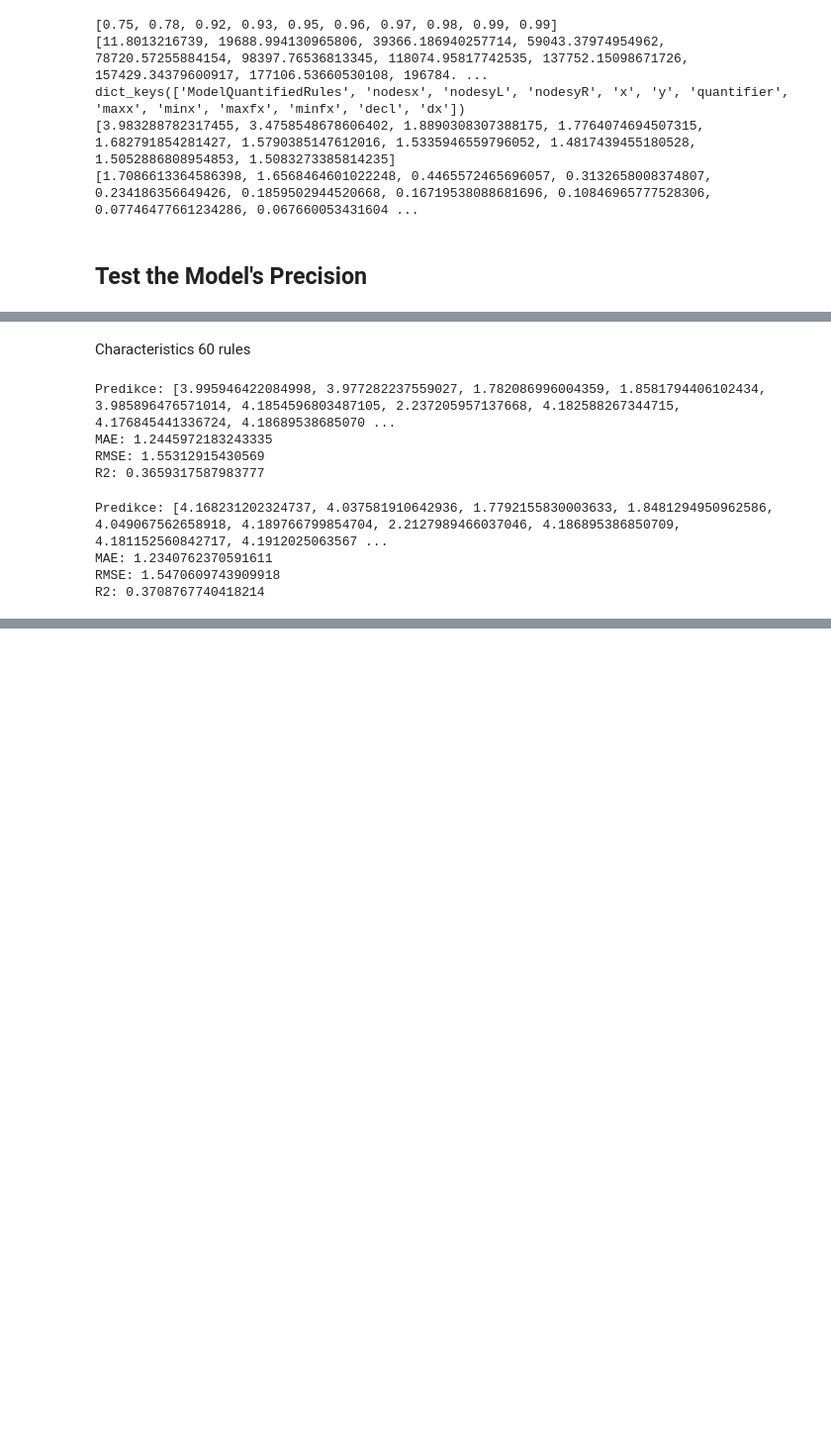
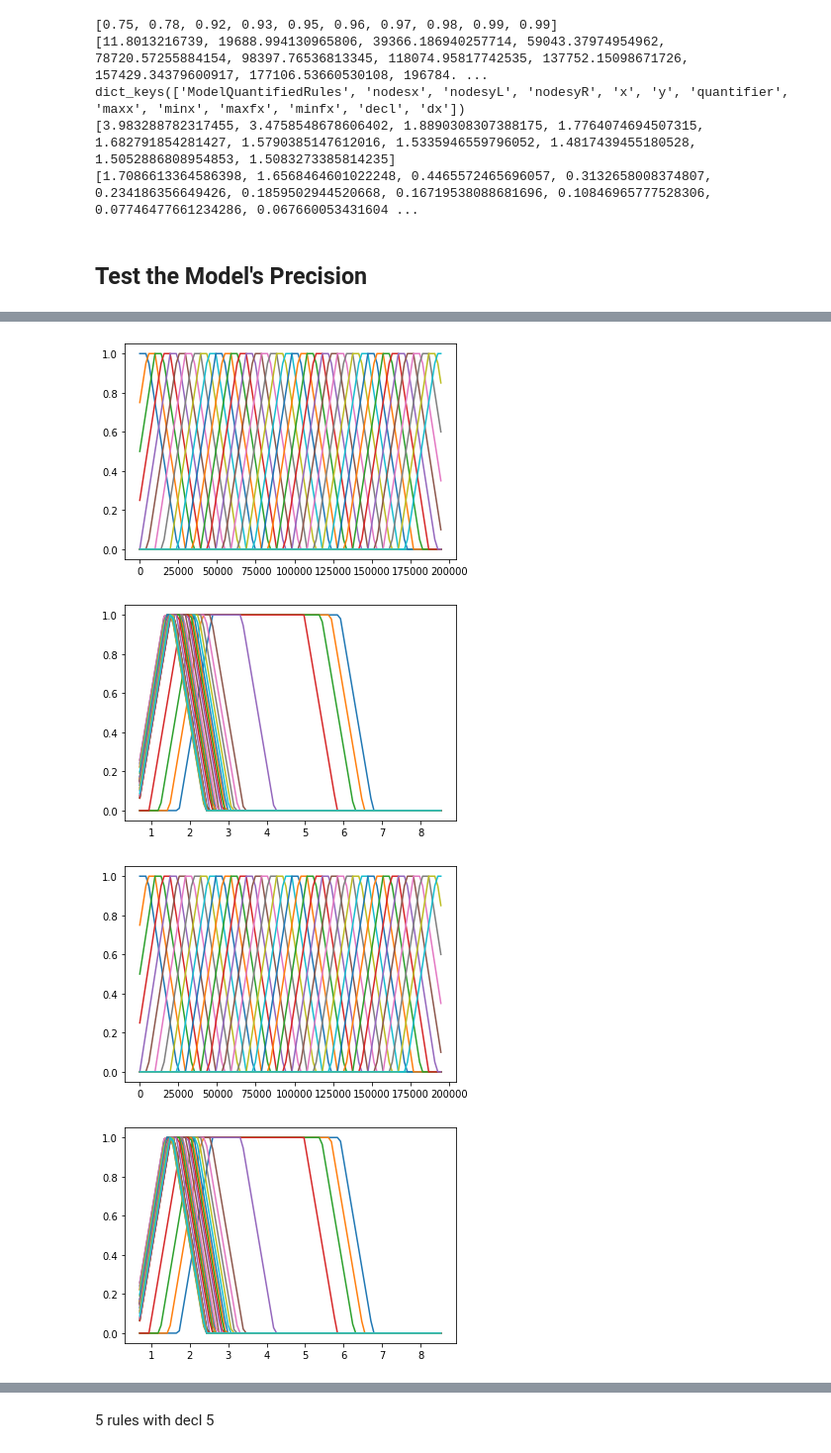
Before and after one commit to martinadankova/implicative_models_with_quantifiers, a Jupyter notebook: Precision_of_QuantifiersBasedModels.ipynb, the cells around one changed output, grey strips where cells are left out. Shown at 99% size. Cells and saved outputs as stored; diff of their text form; code cells hidden in the pictures; blank space fills up the shorter version.

```diff
--- a/Precision_of_QuantifiersBasedModels.ipynb
+++ b/Precision_of_QuantifiersBasedModels.ipynb
@@ -245,45 +188,15 @@ R2: 0.3659317587983777
-# %% [markdown]
-Characteristics 60 rules
-# %%
-with open("models/model50Rules_training_WorldBank_model.pkl", "rb") as f:
-    loaded_model50 = pickle.load(f)
-y_pred,metrics = md.QRules_defuzz_eval(
-    model=loaded_model50,
-    xtest=X_test,
-    ytest=Y_test,
-    ymin=y_min,
-    ymax=y_max,
-    defuzz="MOM"  # nebo "MOM", "COG", "MaxOM", "MinOM"
-)
-
-print("Predikce:", y_pred)
-print("MAE:", metrics["MAE"])
-print("RMSE:", metrics["RMSE"])
-print("R2:", metrics["R2"])
-# %% [output]
-Predikce: [3.995946422084998, 3.977282237559027, 1.782086996004359, 1.8581794406102434, 3.985896476571014, 4.1854596803487105, 2.237205957137668, 4.182588267344715, 4.176845441336724, 4.18689538685070 ...
-MAE: 1.2445972183243335
-RMSE: 1.55312915430569
-R2: 0.3659317587983777
-# %%
-import pickle
-with open("100rules_model.pkl", "rb") as f:
-    model100 = pickle.load(f)
-y_pred,metrics = md.QRules_defuzz_eval(
-    model=model100,
-    xtest=X_test,
-    ytest=Y_test,
-    ymin=y_min,
-    ymax=y_max,
-    defuzz="MOM"  # nebo "MOM", "COG", "MaxOM", "MinOM"
-)
-
-print("Predikce:", y_pred)
-print("MAE:", metrics["MAE"])
-print("RMSE:", metrics["RMSE"])
-print("R2:", metrics["R2"])
-# %% [output]
-Predikce: [4.168231202324737, 4.037581910642936, 1.7792155830003633, 1.8481294950962586, 4.049067562658918, 4.189766799854704, 2.2127989466037046, 4.186895386850709, 4.181152560842717, 4.1912025063567 ...
-MAE: 1.2340762370591611
-RMSE: 1.5470609743909918
-R2: 0.3708767740418214
+# %%
+xy=[x_min,x_max,y_min,y_max]# Výpis a graf
+values=md.QRules_values(loaded_model)
+defuzz=md.QRules_defuzz_plot(loaded_model,values,data_train,data_test)
+plt.imshow(values,extent =[xy[0], xy[1], xy[2], xy[3]],
+           cmap='viridis', interpolation='nearest', origin='lower', aspect='auto')
+plt.colorbar()
+plt.xlabel('GDP per capita (current US$)')
+plt.ylabel('Fertility rate, total (births per woman)')
+plt.show()
+# %% [output]
+[figure, added]
+[figure, added]
+[figure, added]
+[figure, added]
@@ -290,3 +205,5 @@ R2: 0.3708767740418214
+# %% [markdown]
+5 rules with decl 5
 # %%
 models=reload(models)
 # %%
```
Also changed, not shown: parts of 28 cells of this notebook, 11 other files.
